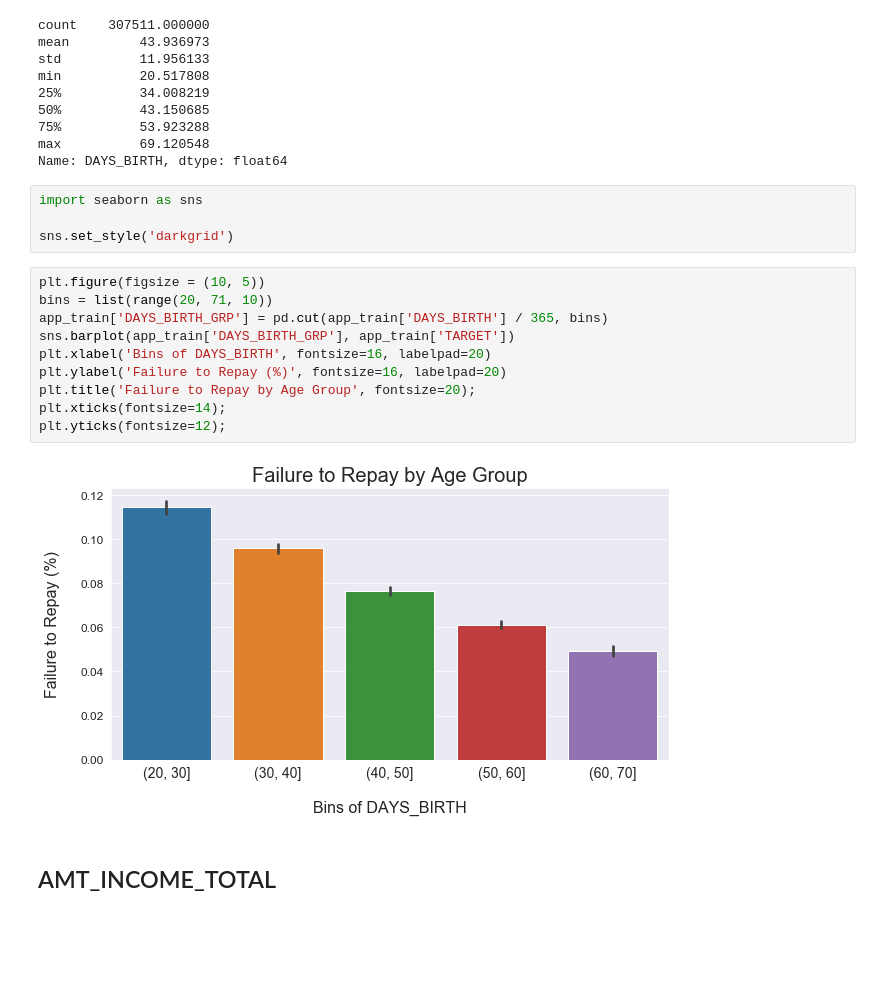
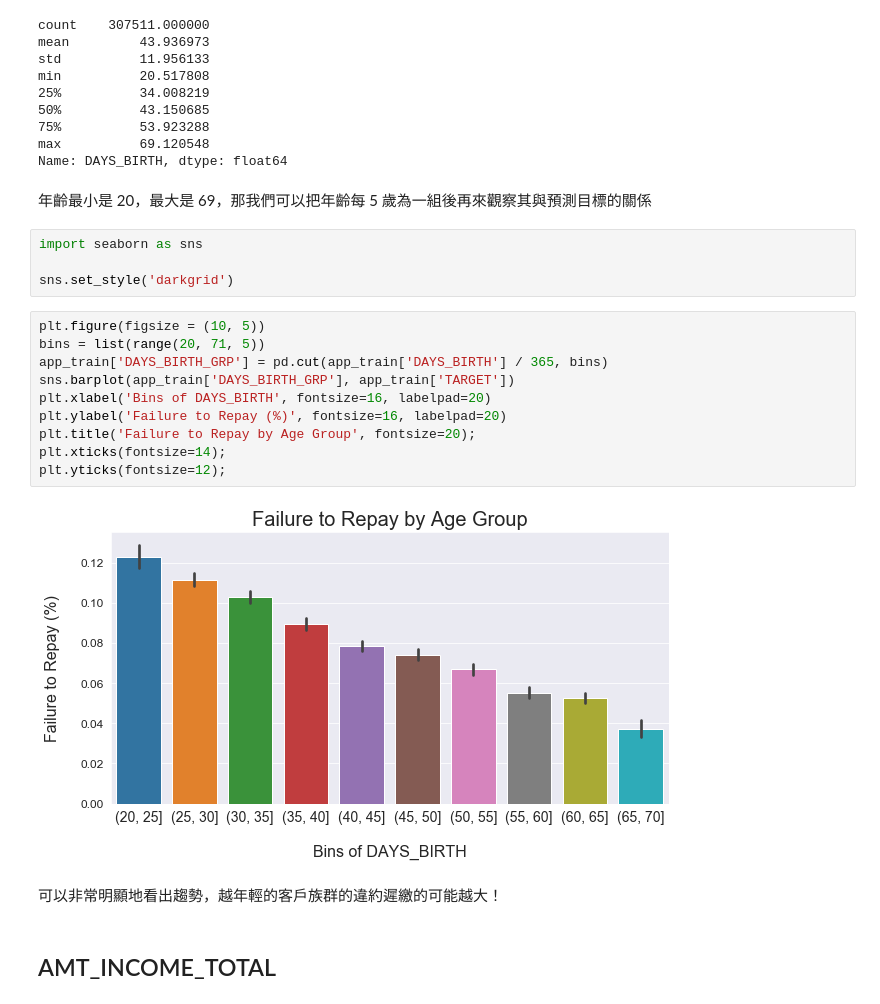
Before and after one commit to hongtw/3rd-ML100Days, a Jupyter notebook: homework/Day_018_HW.ipynb, the cells around one changed output. Cells and saved outputs as stored; diff of their text form; blank space fills up the shorter version.

```diff
--- a/homework/Day_018_HW.ipynb
+++ b/homework/Day_018_HW.ipynb
@@ -72,22 +84,26 @@ min          20.517808
 75%          53.923288
 max          69.120548
 Name: DAYS_BIRTH, dtype: float64
+# %% [markdown]
+年齡最小是 20，最大是 69，那我們可以把年齡每 5 歲為一組後再來觀察其與預測目標的關係
 # %%
 import seaborn as sns
 
 sns.set_style('darkgrid')
 # %%
 plt.figure(figsize = (10, 5))
-bins = list(range(20, 71, 10))
+bins = list(range(20, 71, 5))
 app_train['DAYS_BIRTH_GRP'] = pd.cut(app_train['DAYS_BIRTH'] / 365, bins)
 sns.barplot(app_train['DAYS_BIRTH_GRP'], app_train['TARGET'])
 plt.xlabel('Bins of DAYS_BIRTH', fontsize=16, labelpad=20)
 plt.ylabel('Failure to Repay (%)', fontsize=16, labelpad=20)
 plt.title('Failure to Repay by Age Group', fontsize=20);
 plt.xticks(fontsize=14);
 plt.yticks(fontsize=12);
 # %% [output]
-[figure, old version]
+[figure, new version]
+# %% [markdown]
+可以非常明顯地看出趨勢，越年輕的客戶族群的違約遲繳的可能越大！
 # %% [markdown]
 ## AMT_INCOME_TOTAL
 # %%
```
Also changed, not shown: parts of 3 cells of this notebook, 1 other file.
